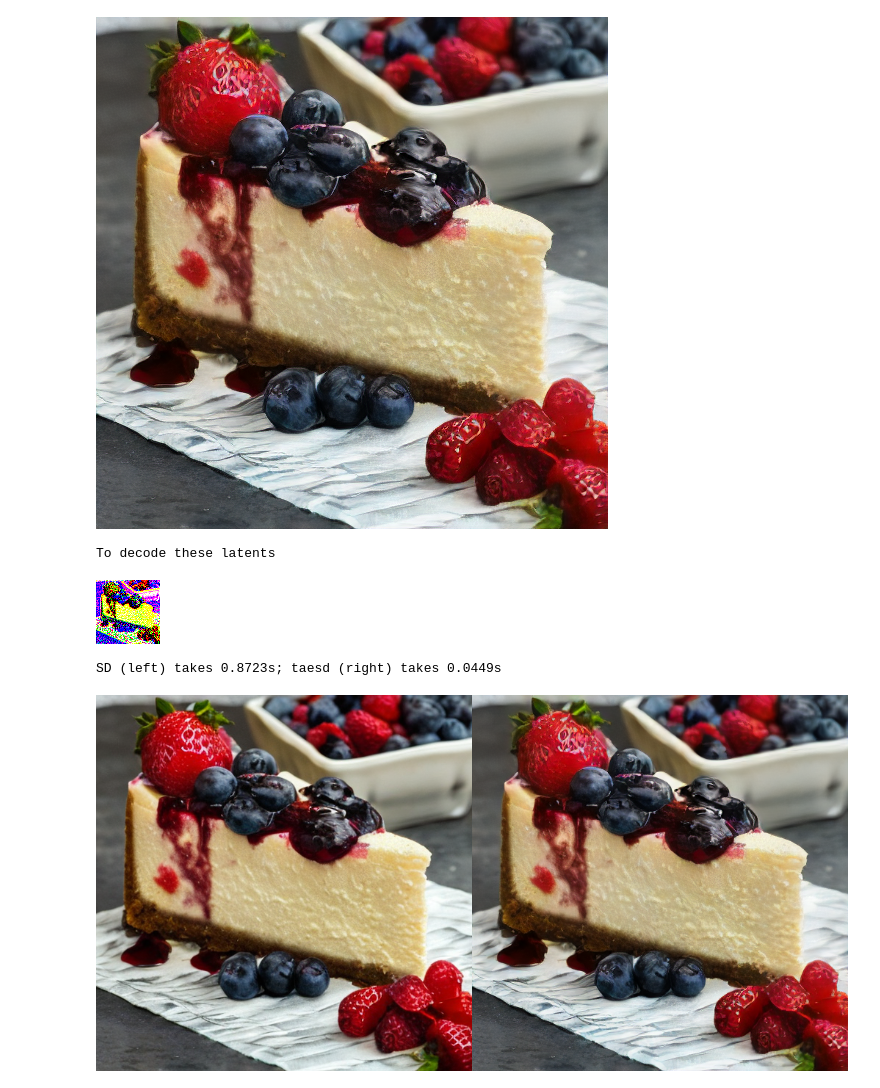
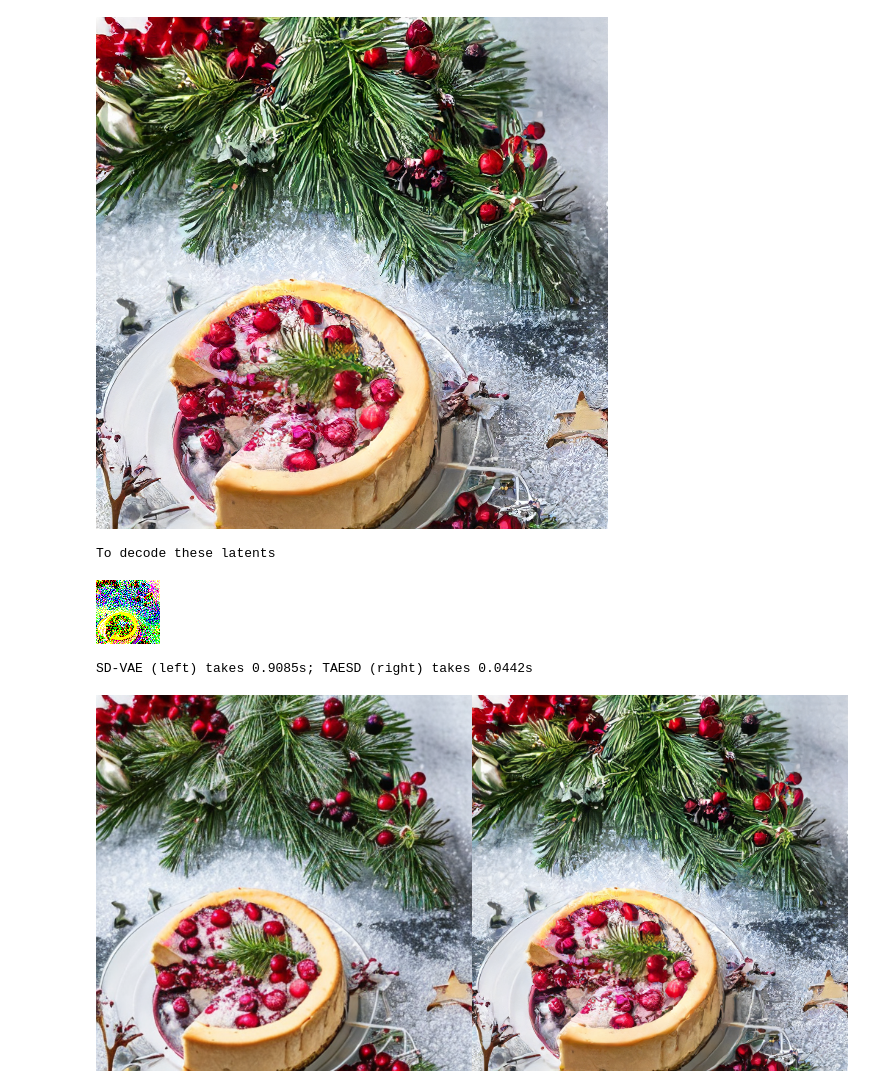
Before and after one commit to madebyollin/taesd, a Jupyter notebook: examples/Previewing_During_Image_Generation.ipynb, the cells around one changed output. Drawn from its saved outputs; the diff is of its cells as text; code cells hidden in the pictures.

Commit message:
TAESD 1.2 "Chocolate-Dipped Shortbread" edition

```diff
--- a/examples/Previewing_During_Image_Generation.ipynb
+++ b/examples/Previewing_During_Image_Generation.ipynb
@@ -63,18 +65,18 @@ def add_final_speed_comparison(pipe, taesd_dec):
 
 add_final_speed_comparison(pipe, taesd_dec)
 # %%
-prompt = "slice of delicious New York-style berry cheesecake, best quality, masterpiece"
+prompt = "slice of delicious New York-style berry cheesecake, surrounded by pine branches, snow, pine branches, christmas decorations"
 # %%
 preview_images.clear()
 preview_handle = None
-generator = torch.Generator(device).manual_seed(0x7435D)
+generator = torch.Generator(device).manual_seed(0x7AE5D12)
 image = pipe(prompt, num_inference_steps=25, height=512, width=512, guidance_scale=3.0, generator=generator).images[0]
 display(image)
 # %% [output]
-[figure, old version]
+[figure, new version]
 To decode these latents
-[figure, old version]
+[figure, new version]
-SD (left) takes 0.8723s; taesd (right) takes 0.0449s
+SD-VAE (left) takes 0.9085s; TAESD (right) takes 0.0442s
-[figure, old version]
+[figure, new version]
 # %%
 from IPython.display import HTML
```
Also changed, not shown: parts of 4 cells of this notebook, 13 other files.
